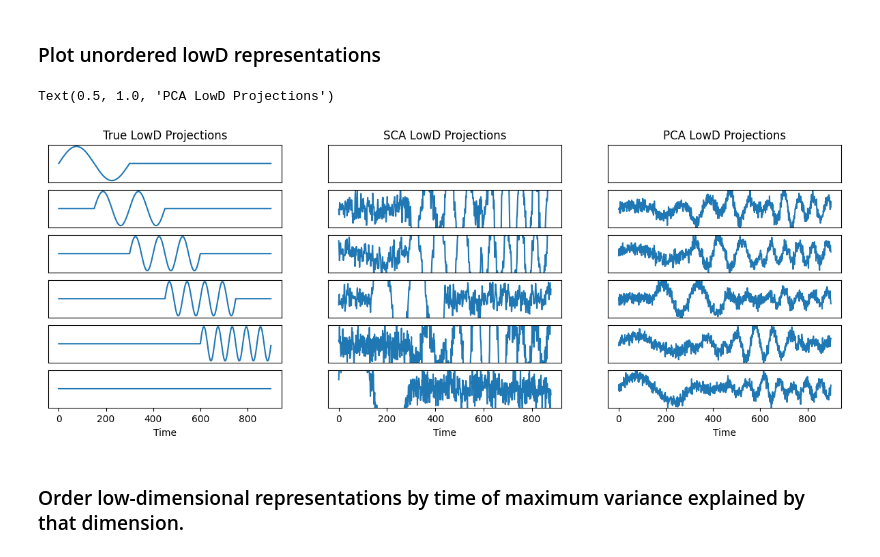
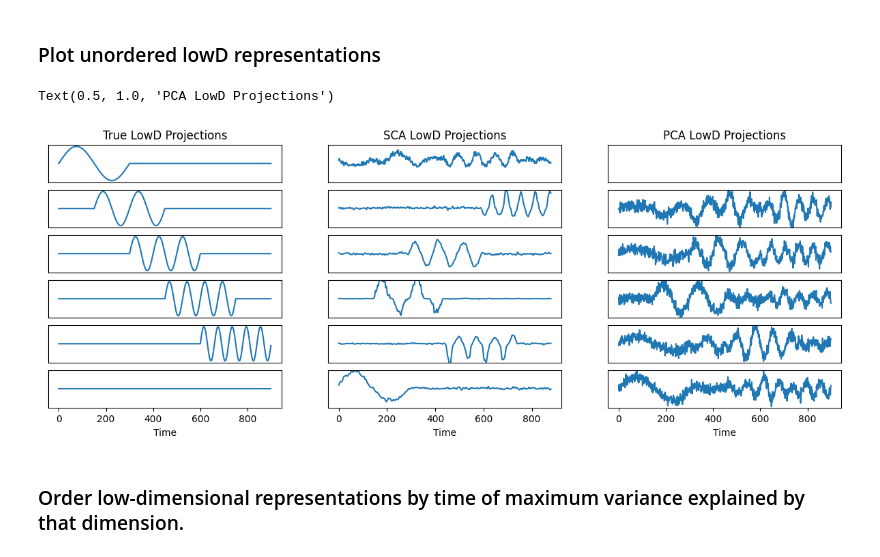
Before and after one commit to dyu222/sca, a Jupyter notebook: notebooks/Derek_6pop_dropout.ipynb, the cells around one changed output. Drawn from its saved outputs; the diff is of its cells as text; code cells hidden in the pictures.

```diff
--- a/notebooks/Derek_6pop_dropout.ipynb
+++ b/notebooks/Derek_6pop_dropout.ipynb
@@ -217,7 +217,7 @@ We show options for running SCA below (with and without optional parameters).
 # sca=SCA(n_components=n_components,orth=orth, lam_sparse=lam_sparse, lam_orthog=lam_orthog, lr=lr,n_epochs=n_epochs, init=init)
 
 # TODO: add scalar * the lam values = the same value as the coordinated dropout rate
-sca=SCA(poisson=True,n_components=n_components,orth=orth, lam_sparse=.15, lam_orthog=150, lr=1e-3,n_epochs=4000, init=init)
+sca=SCA(poisson=True,n_components=n_components,orth=orth, lam_sparse=.15, lam_orthog=150, lr=1e-3,n_epochs=5000, init=init)
 
 
 #Fit the model and get the low dimensional representation
@@ -303,36 +304,36 @@ for i in range(n_components):
     plt.subplot(n_components,3,3*i+2)
     plt.plot(sca_latent[:,i])
 
-    plt.ylim([-3.1, 3.1])
+    plt.ylim([-8.1, 8.1])
     plt.yticks([])
     if i<n_components-1:
         plt.xticks([])
     else:
         plt.xlabel('Time')
 
     # Plot PCA results
     plt.subplot(n_components,3,3*i+3)
     plt.plot(pca_latent[:,i])
 
-    plt.ylim([-11.1, 11.1])
+    plt.ylim([-12.1, 12.1])
     plt.yticks([])
     if i<n_components-1:
         plt.xticks([])
     else:
         plt.xlabel('Time')
 
 #Titles
 plt.subplot(n_components,3,1)
 plt.title('True LowD Projections')
 
 plt.subplot(n_components,3,2)
 plt.title('SCA LowD Projections')
 
 plt.subplot(n_components,3,3)
 plt.title('PCA LowD Projections')
 # %% [output]
 Text(0.5, 1.0, 'PCA LowD Projections')
-[figure, old version]
+[figure, new version]
 # %% [markdown]
 ### Order low-dimensional representations by time of maximum variance explained by that dimension.
 # %%
```
Also changed, not shown: parts of 5 cells of this notebook, 3 other files.
